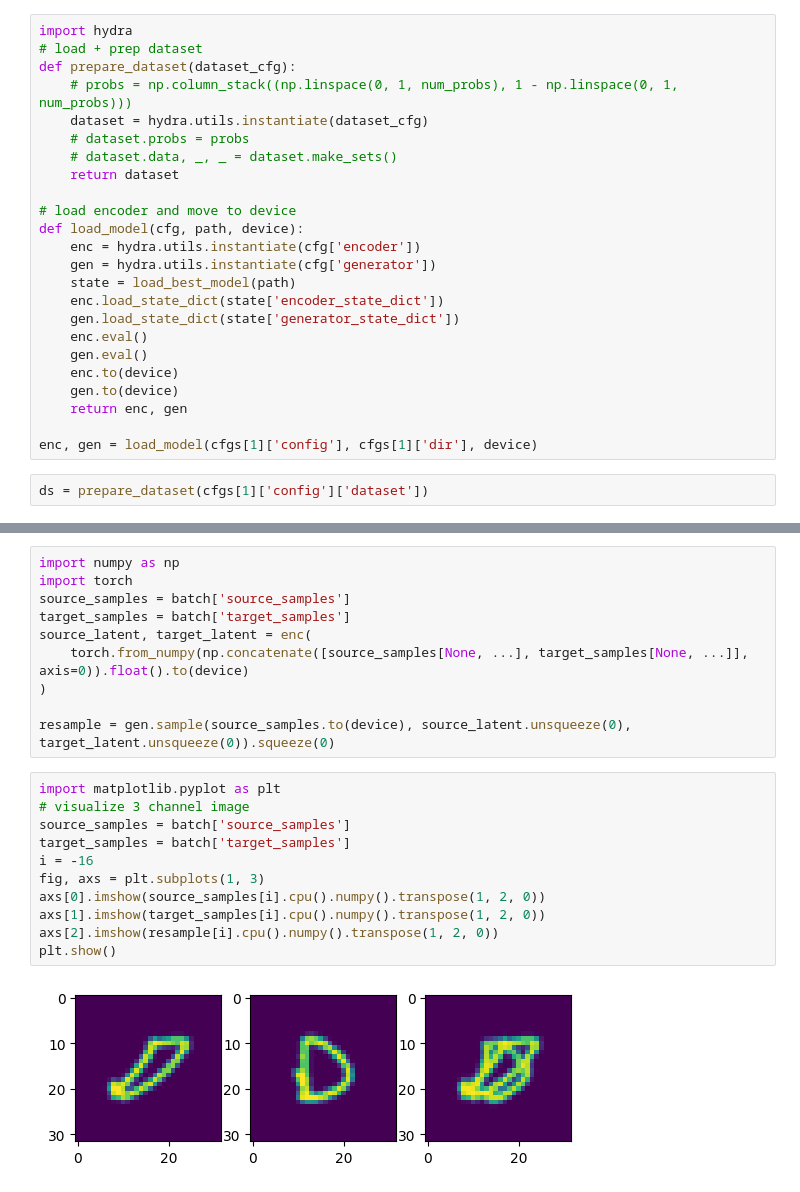
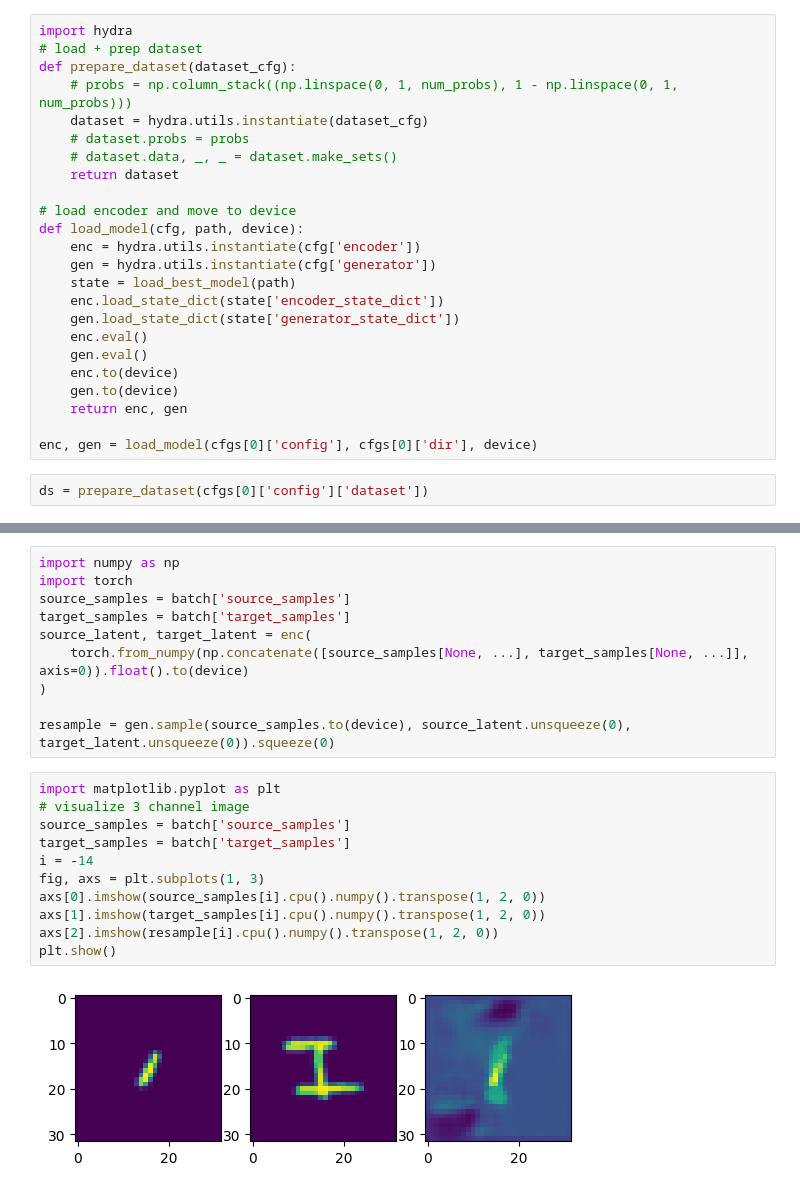
Before and after one commit to njwfish/DistributionConditionedTransport, a Jupyter notebook: notebooks/handwriting.ipynb, the cells around one changed output, grey strips where cells are left out. Saved outputs shown, nothing was run; the diff lists cells and outputs as text.

```diff
--- a/notebooks/handwriting.ipynb
+++ b/notebooks/handwriting.ipynb
@@ -63,9 +61,9 @@ def load_model(cfg, path, device):
     gen.to(device)
     return enc, gen
 
-enc, gen = load_model(cfgs[1]['config'], cfgs[1]['dir'], device)
+enc, gen = load_model(cfgs[0]['config'], cfgs[0]['dir'], device)
 # %%
-ds = prepare_dataset(cfgs[1]['config']['dataset'])
+ds = prepare_dataset(cfgs[0]['config']['dataset'])
 # %%
 batch = next(iter(ds))
 # %%
@@ -81,13 +79,13 @@ resample = gen.sample(source_samples.to(device), source_latent.unsqueeze(0), tar
 # %%
 import matplotlib.pyplot as plt
 # visualize 3 channel image
 source_samples = batch['source_samples']
 target_samples = batch['target_samples']
-i = -16
+i = -14
 fig, axs = plt.subplots(1, 3)
 axs[0].imshow(source_samples[i].cpu().numpy().transpose(1, 2, 0))
 axs[1].imshow(target_samples[i].cpu().numpy().transpose(1, 2, 0))
 axs[2].imshow(resample[i].cpu().numpy().transpose(1, 2, 0))
 plt.show()
 # %% [output]
-[figure, old version]
+[figure, new version]
```
Also changed, not shown: parts of 1 cell of this notebook, 12 other files.
